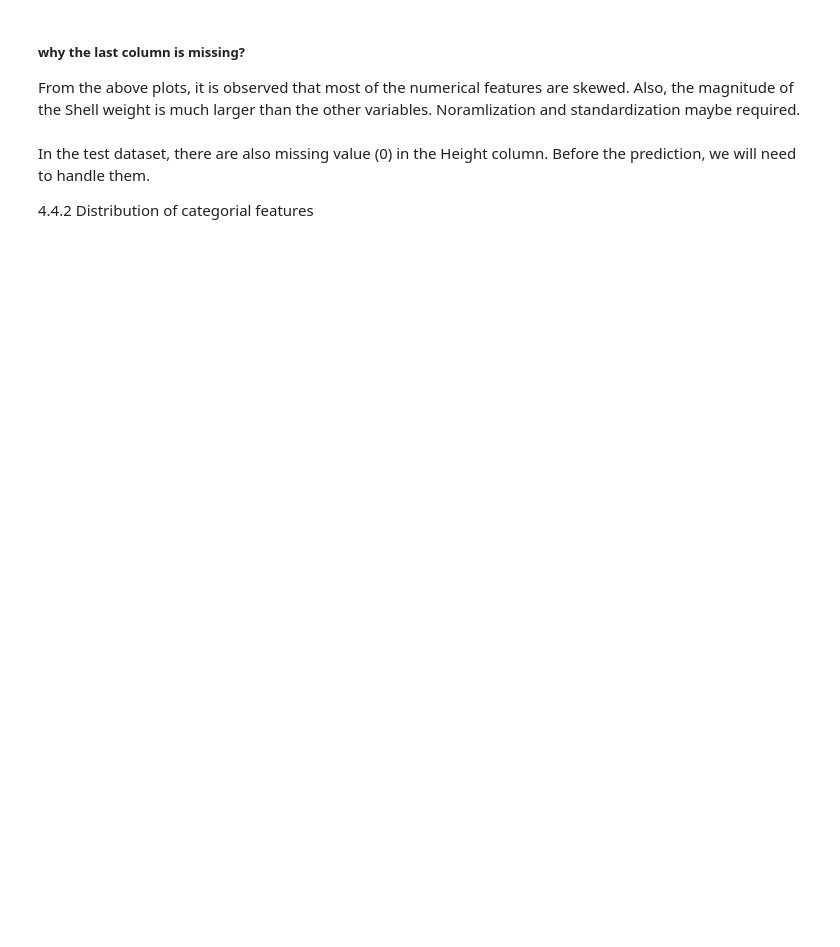
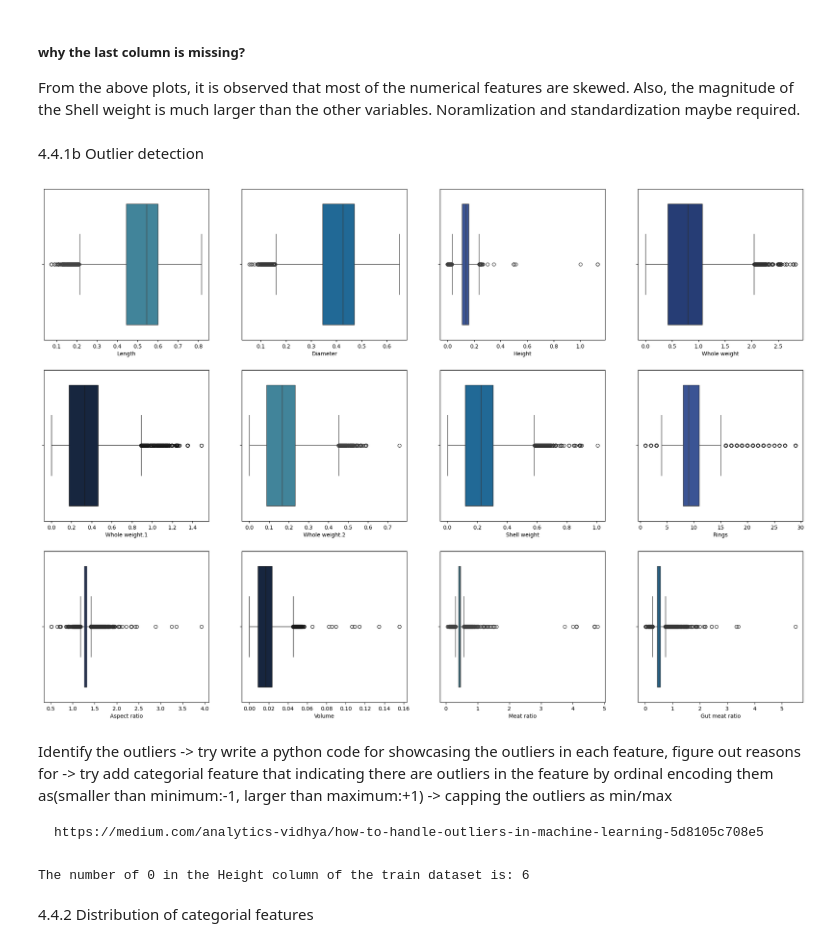
Before and after one commit to Oikiy/Remote_Abalone_Regression, a Jupyter notebook: notebook/Regression_Abalone.ipynb, the cells around one changed output. Cells and saved outputs as stored; diff of their text form; code cells hidden in the pictures; blank space fills up the shorter version.

```diff
--- a/notebook/Regression_Abalone.ipynb
+++ b/notebook/Regression_Abalone.ipynb
@@ -124,6 +215,26 @@ The following new features are included in the datasets:
 
 
 ref:https://imagej.net/ij/docs/guide/146-30.html#toc-Subsection-30.7
+# %%
+def FeatureEngineering(df):
+    #1 Aspect Ratio
+    df['Aspect ratio'] = df['Length']/df['Diameter']
+
+    #2 Ellipsoid Volume
+    df['Volume'] = (4/3)*np.pi*(df['Length']/2)*(df['Diameter']/2)*df['Height']/2
+
+    #3 Meat/Abalone Ratio
+    df['Meat ratio'] = df['Whole weight.1']/df['Whole weight']
+
+    #4 Gut/Meat Ratio
+    df['Gut meat ratio'] = df['Whole weight.2']/df['Whole weight.1']
+
+    #return data
+    return df
+# %%
+#Add the new features to the data
+train_df=FeatureEngineering(train_df)
+test_df=FeatureEngineering(test_df)
 # %%
 # Drop unnecessary features
 train_df.drop(['id'], axis=1, inplace=True)
@@ -172,11 +283,39 @@ plt.show()
+# %% [markdown]
+4.4.1b Outlier detection
+# %%
+# separate the numerical and categorical columns
+num_cols = train_df._get_numeric_data().columns
+cat_cols = list(set(train_df.columns) - set(num_cols))
+
+# Define the number of rows and columns for subplots
+f_rows = 3  # 4 rows
+f_cols = 4  # 4 columns
+
+# Create subplots with appropriate titles
+fig, axes = plt.subplots(f_rows, f_cols, figsize=(25, 17))
+
+# Flatten the axes array for easy iteration
+axes = axes.flatten()
+
+# Loop through each numerical column and create a box plot
+for i, col in enumerate(num_cols[:f_rows * f_cols]):
+    sns.boxplot(x=train_df[col], ax=axes[i], color=palette[i % 5])
+# %% [output]
+[figure, added]
+# %% [markdown]
+Identify the outliers
+-> try write a python code for showcasing the outliers in each feature, figure out reasons for
+-> try add categorial feature that indicating there are outliers in the feature by ordinal encoding them as(smaller than minimum:-1, larger than maximum:+1)
+    -> capping the outliers as min/max
+
+    https://medium.com/analytics-vidhya/how-to-handle-outliers-in-machine-learning-5d8105c708e5
 # %%
 # Check the number of missing values in height column
 print("The number of 0 in the Height column of the train dataset is:",(train_df.Height==0).sum())
-print("The number of 0 in the Height column of the test dataset is:",(test_df.Height==0).sum())
+# %% [output]
+The number of 0 in the Height column of the train dataset is: 6
-# %% [markdown]
-In the test dataset, there are also missing value (0) in the Height column. Before the prediction, we will need to handle them.
-
-4.4.2 Distribution of categorial features
+# %% [markdown]
+4.4.2 Distribution of categorial features
 # %%
 # Descriptive statistics of categorical features
 train_df.describe(include=['O'])
```
Also changed, not shown: parts of 17 cells of this notebook.
